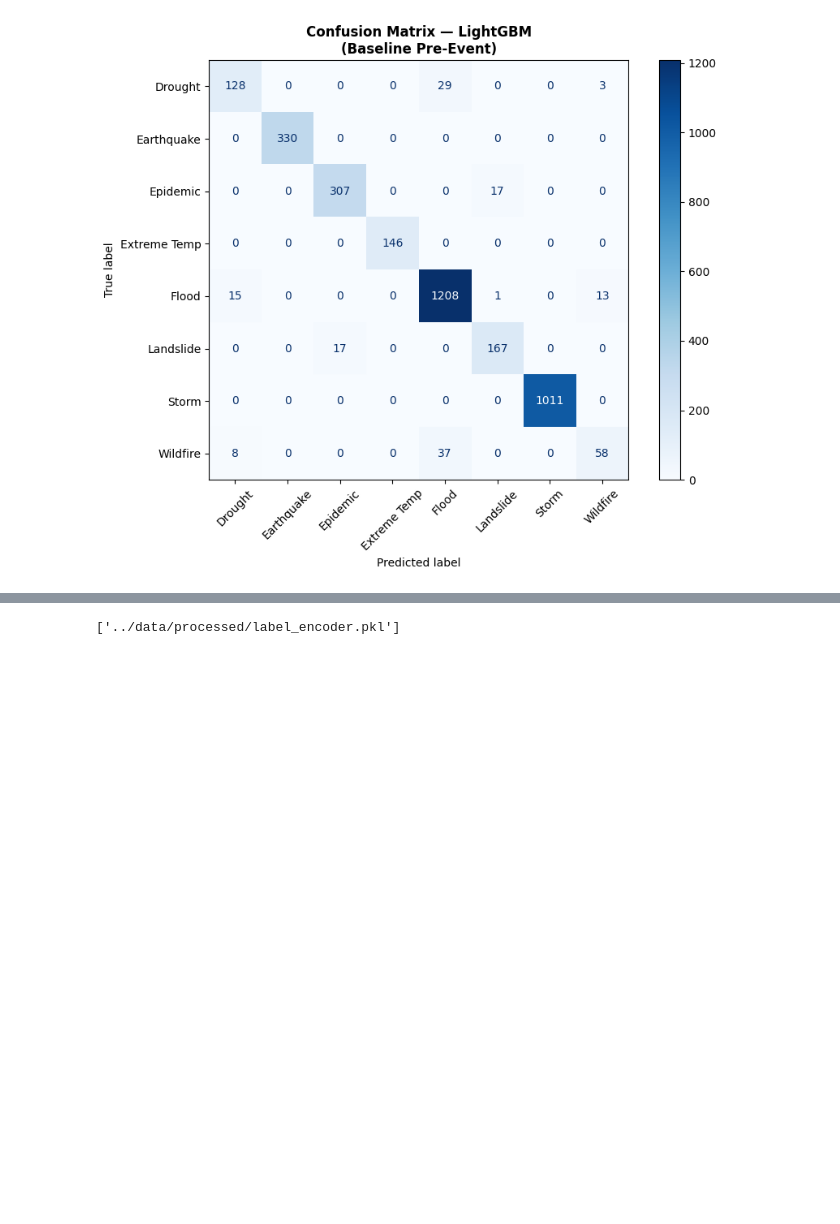
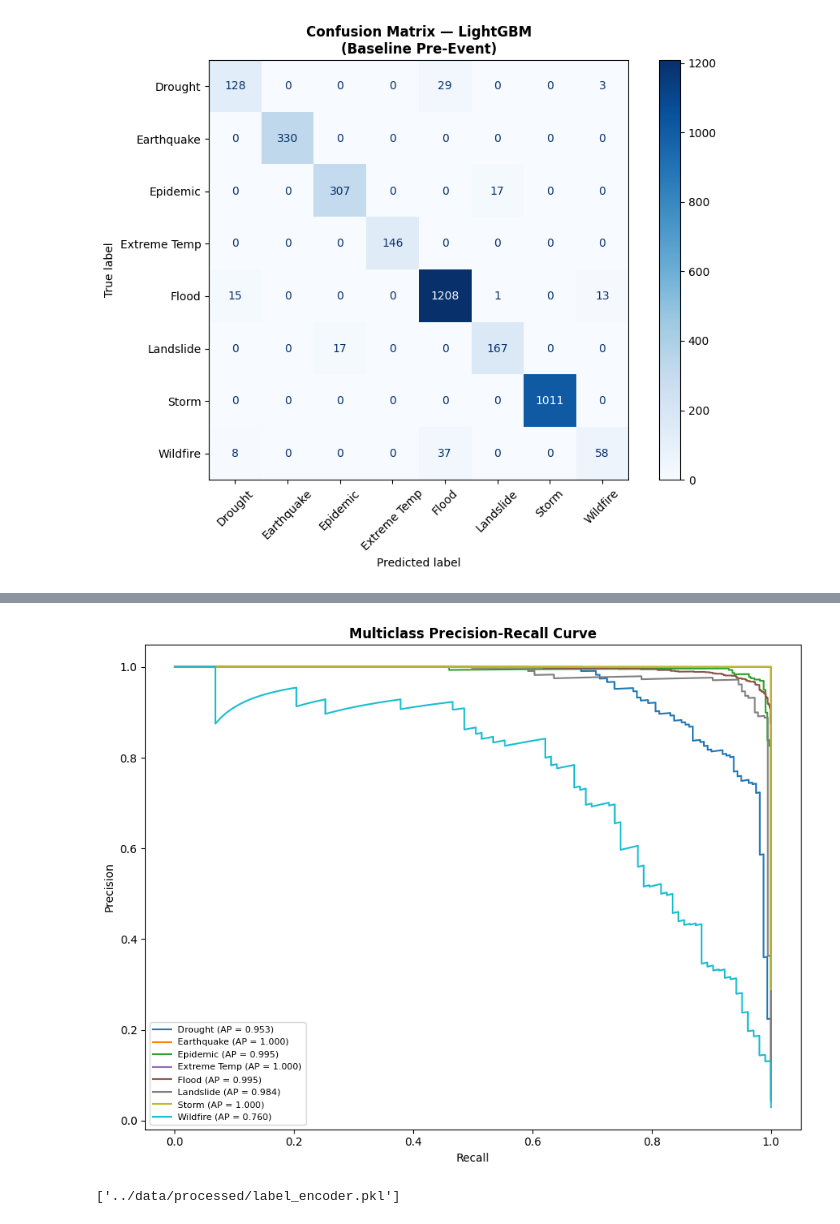
Before and after one commit to chaw-ai-tech/disaster-type-prediction, a Jupyter notebook: notebooks/03_baseline_model.ipynb, the cells around one changed output, grey strips where cells are left out. Saved outputs shown, nothing was run; the diff lists cells and outputs as text; code cells hidden in the pictures; blank space fills up the shorter version.

```diff
--- a/notebooks/03_baseline_model.ipynb
+++ b/notebooks/03_baseline_model.ipynb
@@ -468,3 +531,21 @@ plt.show()
+# %%
+from sklearn.metrics import precision_recall_curve, average_precision_score
+
+plt.figure(figsize=(9, 7))
+for i, color in zip(range(len(class_names)), colors):
+    precision, recall, _ = precision_recall_curve(y_test_bin[:, i], y_score[:, i])
+    ap = average_precision_score(y_test_bin[:, i], y_score[:, i])
+    plt.plot(recall, precision, color=color, lw=1.5,
+              label=f'{class_names[i]} (AP = {ap:.3f})')
+
+plt.xlabel('Recall')
+plt.ylabel('Precision')
+plt.title('Multiclass Precision-Recall Curve', fontweight='bold')
+plt.legend(loc='lower left', fontsize=8)
+plt.tight_layout()
+plt.show()
+# %% [output]
+[figure, added]
 # %%
 X_train.to_csv("../data/processed/X_train_processed.csv", index=False)
 X_test.to_csv("../data/processed/X_test_processed.csv", index=False)
```
Also changed, not shown: parts of 1 cell of this notebook, 1 other file.
